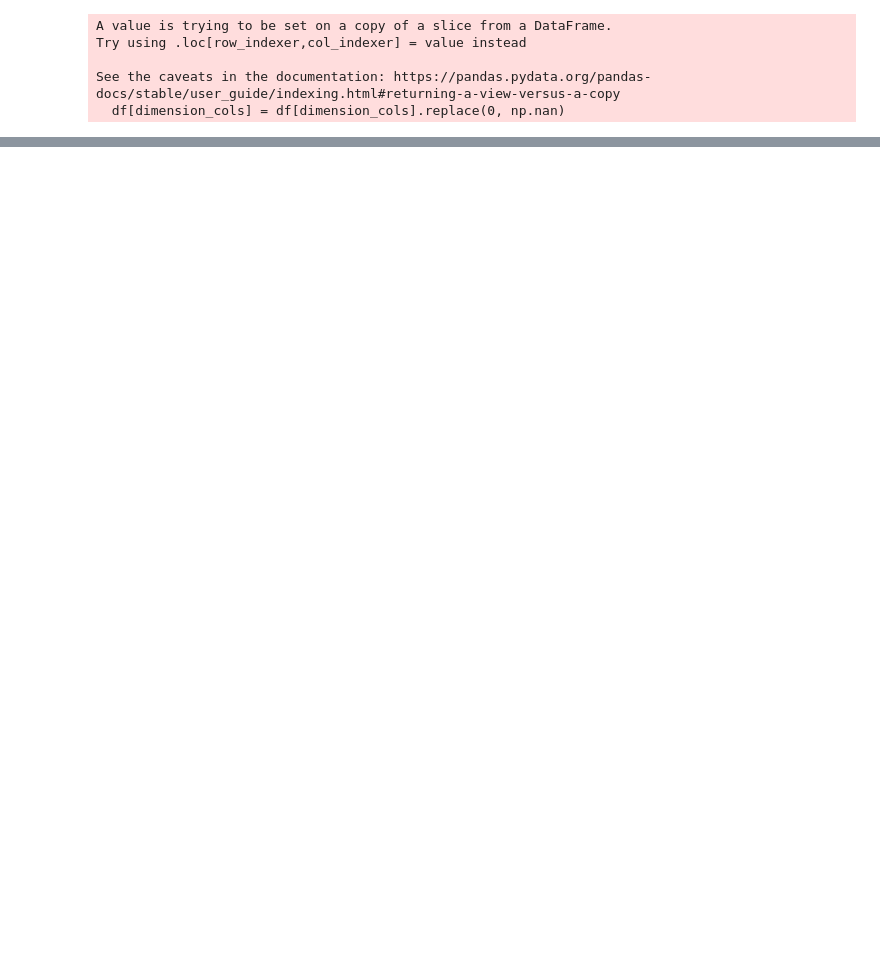
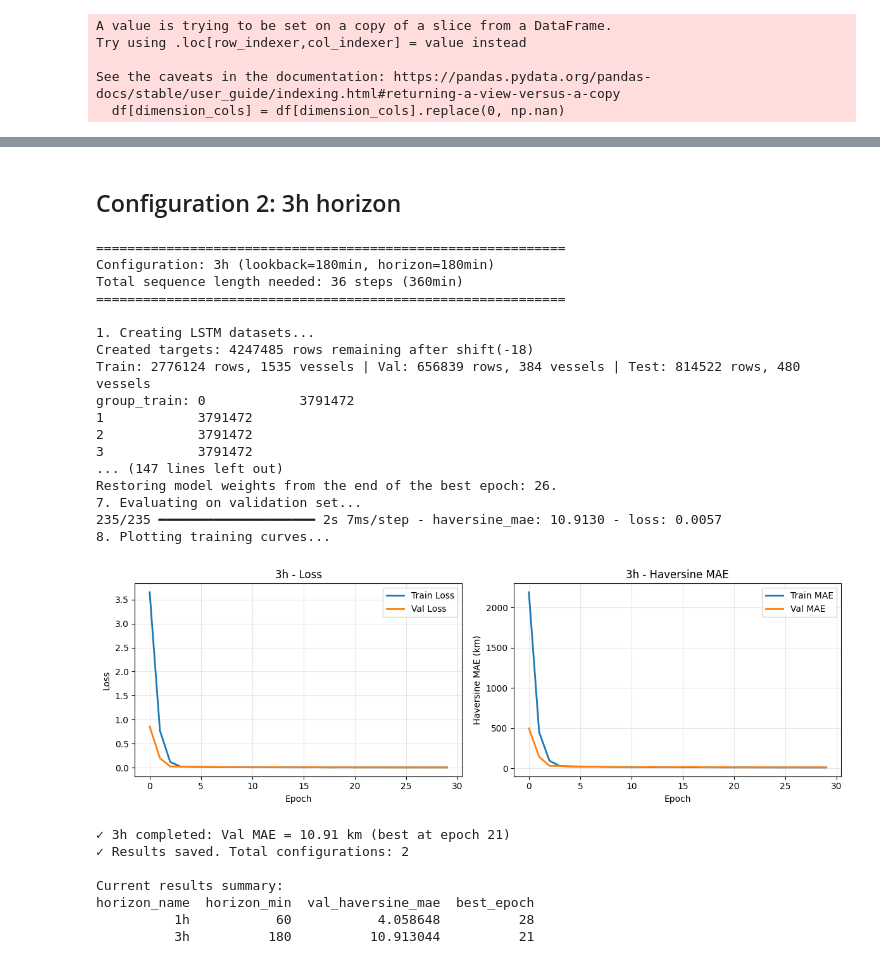
Before and after one commit to PabloRougerie/shanty-project, a Jupyter notebook: notebooks/8_LSTM.ipynb, the cells around one changed output, grey strips where cells are left out. Drawn from its saved outputs; the diff is of its cells as text; code cells hidden in the pictures; blank space fills up the shorter version.

```diff
--- a/notebooks/8_LSTM.ipynb
+++ b/notebooks/8_LSTM.ipynb
@@ -60,0 +372,31 @@ Creating sliding windows for 1356 vessels...
+# %% [markdown]
+## Configuration 2: 3h horizon
+# %%
+# Configuration 3h: lookback 3h, horizon 3h
+history_3h = train_lstm_config(lookback_steps=18, horizon_steps=18, horizon_name="3h")
+# %% [output]
+============================================================
+Configuration: 3h (lookback=180min, horizon=180min)
+Total sequence length needed: 36 steps (360min)
+============================================================
+
+1. Creating LSTM datasets...
+Created targets: 4247485 rows remaining after shift(-18)
+Train: 2776124 rows, 1535 vessels | Val: 656839 rows, 384 vessels | Test: 814522 rows, 480 vessels
+group_train: 0            3791472
+1            3791472
+2            3791472
+3            3791472
+... (147 lines left out)
+Restoring model weights from the end of the best epoch: 26.
+7. Evaluating on validation set...
+235/235 ━━━━━━━━━━━━━━━━━━━━ 2s 7ms/step - haversine_mae: 10.9130 - loss: 0.0057
+8. Plotting training curves...
+[figure, added]
+✓ 3h completed: Val MAE = 10.91 km (best at epoch 21)
+✓ Results saved. Total configurations: 2
+
+Current results summary:
+horizon_name  horizon_min  val_haversine_mae  best_epoch
+          1h           60           4.058648          28
+          3h          180          10.913044          21
```
Also changed, not shown: parts of 23 cells of this notebook, 21 other files.
